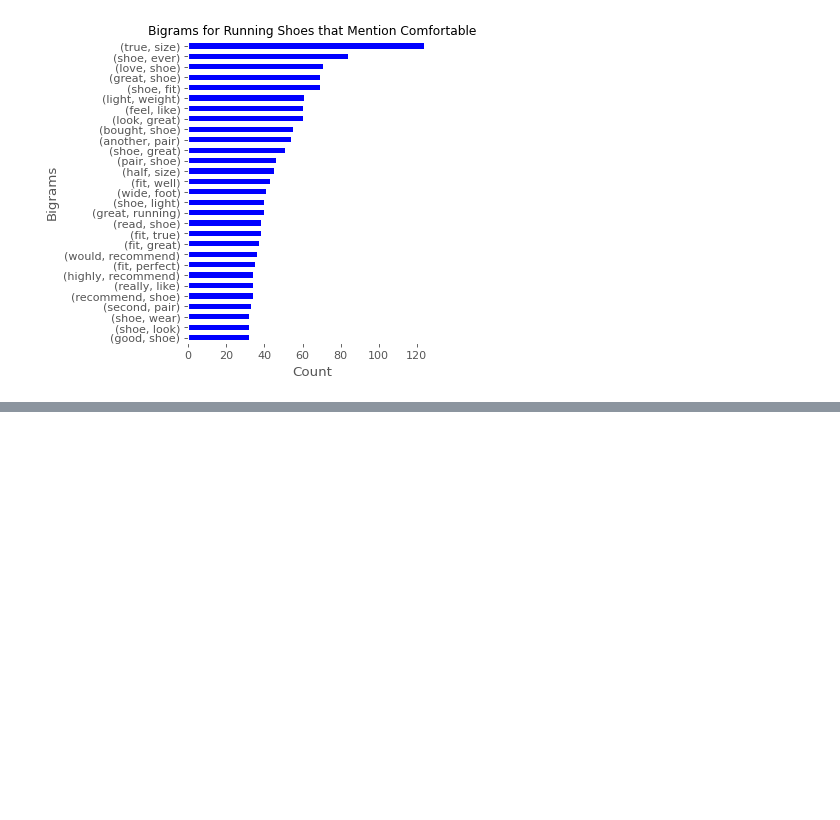
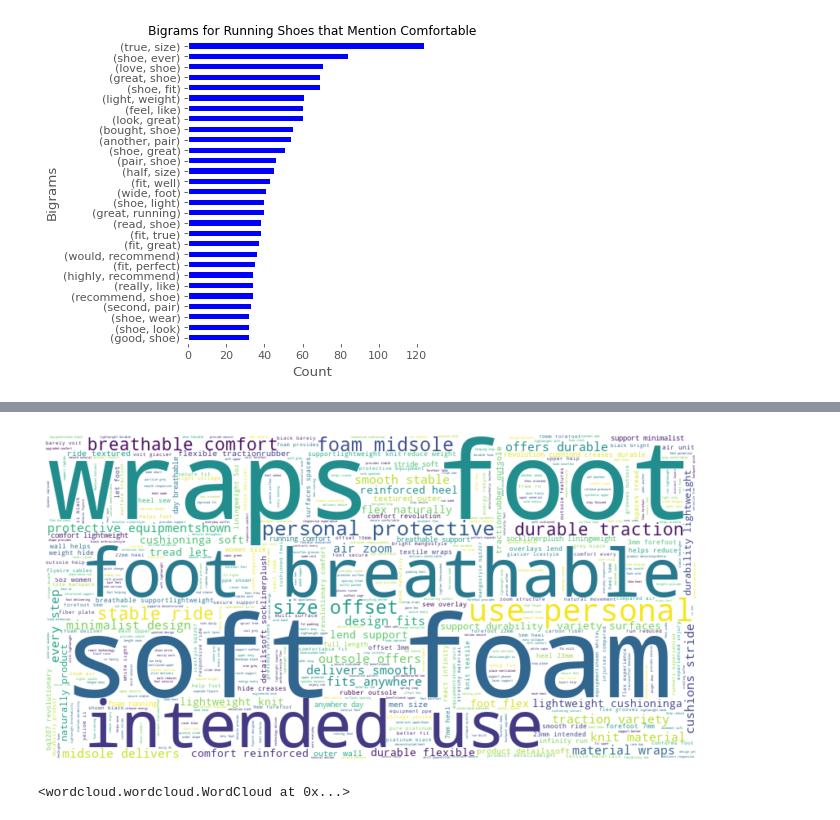
Before and after one commit to DanEllen/Nike-Shoes-Web-Scrape-and-Analysis, a Jupyter notebook: Data Analysis.ipynb, the cells around one changed output, grey strips where cells are left out. Cells and saved outputs as stored; diff of their text form; code cells hidden in the pictures; blank space fills up the shorter version.

```diff
--- a/Data Analysis.ipynb
+++ b/Data Analysis.ipynb
@@ -766,0 +789,22 @@ plt.savefig('bigrams_comfort_running.png', dpi = 300, bbox_inches = 'tight')
+# %%
+# Get most used words for the description long of running shoes to get a better understanding of how Nike markets them
+
+running_df = df[df['category']=='Running Shoe']
+
+running_description_corpus = ' '.join(running_df['description_long'].dropna()).lower()
+
+# Taking out words that do not help interpret
+
+running_description_words_filtered = running_description_corpus.replace('takes', '').replace('nike', '').replace('keep', '')
+
+wc = WordCloud(background_color="white", max_words=2000, width=800, height=400)
+# generate word cloud
+wc.generate(running_description_words_filtered)
+plt.figure(figsize=(12, 6))
+plt.imshow(wc, interpolation='bilinear')
+plt.axis("off")
+plt.show()
+wc.to_file('wordcloud_running_description_long.png')
+# %% [output]
+[figure, added]
+<wordcloud.wordcloud.WordCloud at 0x...>
```
Also changed, not shown: parts of 2 cells of this notebook, 10 other files.
